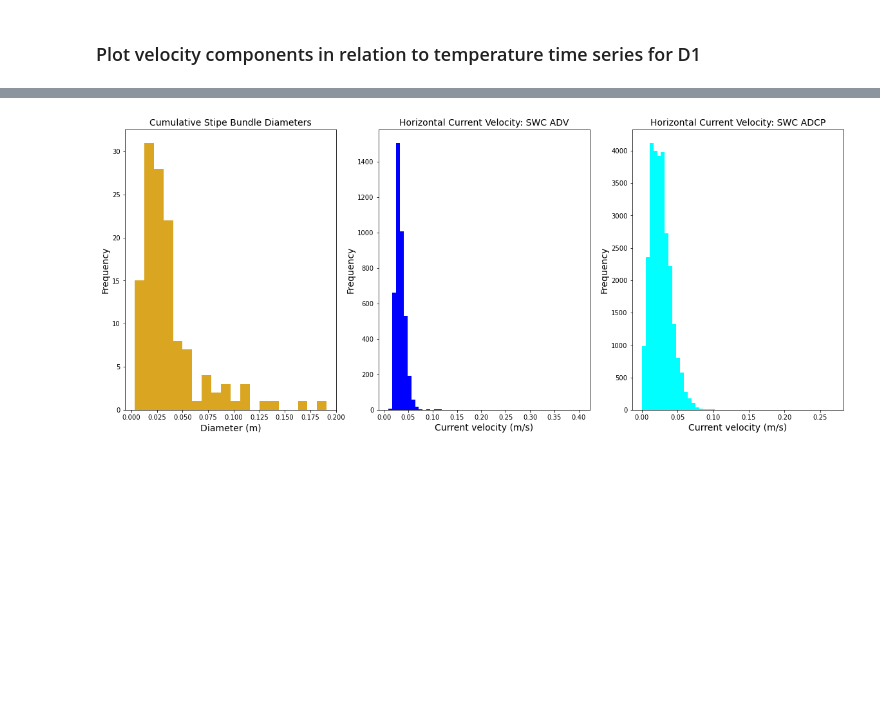
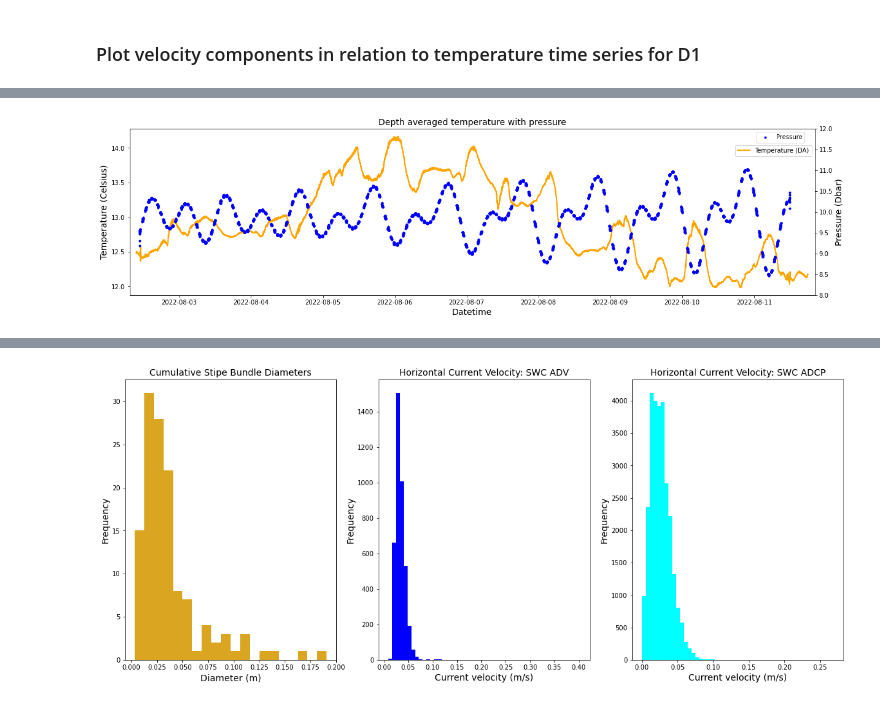
Before and after one commit to lagrady/Kelp-Forest-Hydrodynamics, a Jupyter notebook: notebooks/Kelp_Hydrodynamics.ipynb, the cells around one changed output, grey strips where cells are left out. Saved outputs shown, nothing was run; the diff lists cells and outputs as text; code cells hidden in the pictures; blank space fills up the shorter version.

```diff
--- a/notebooks/Kelp_Hydrodynamics.ipynb
+++ b/notebooks/Kelp_Hydrodynamics.ipynb
@@ -429,0 +241,35 @@ plt.xticks(rotation='20')
+# %%
+# Create depth average temperature time series for deployment 1
+temp_dep1_da = temp_dep1.Temperature.mean(axis=0)
+# %%
+# Compare temperature with pressure over time
+fig,ax = plt.subplots(figsize = (20, 5))
+
+# make a plot
+lns1 = ax.plot(temp_dep1_da.time, temp_dep1_da, 'orange', lw = 2, label='Temperature (DA)')
+# set x-axis label
+ax.set_xlabel("Datetime", fontsize = 14)
+# set y-axis label
+ax.set_ylabel("Temperature (Celsius)", fontsize=14)
+
+# twin object for two different y-axis on the sample plot
+ax2=ax.twinx()
+# make a plot with different y-axis using second axis object
+lns2 = ax2.plot(adv_1m_dep1.time, adv_1m_dep1.Pressure, '.b', lw = 2, label='Pressure')
+ax2.set_ylim(8,12)
+ax2.set_ylabel("Pressure (Dbar)",fontsize=14)
+
+
+# Solution for having two legends
+leg = lns1 + lns2
+labs = [l.get_label() for l in leg]
+ax.legend(loc=1, bbox_to_anchor=(1,.92)) #(leg, labs, loc=0)
+plt.axhline(y=359, c='black', lw=2)
+plt.axhline(y=280, c='black', lw=2)
+plt.title('Depth averaged temperature with pressure', fontsize=14)
+plt.legend(bbox_to_anchor=(.99,1))
+
+plt.margins(x=.01, y = .5)
+#plt.show()
+# %% [output]
+[figure, added]
```
Also changed, not shown: parts of 59 cells of this notebook, 3 other files.
